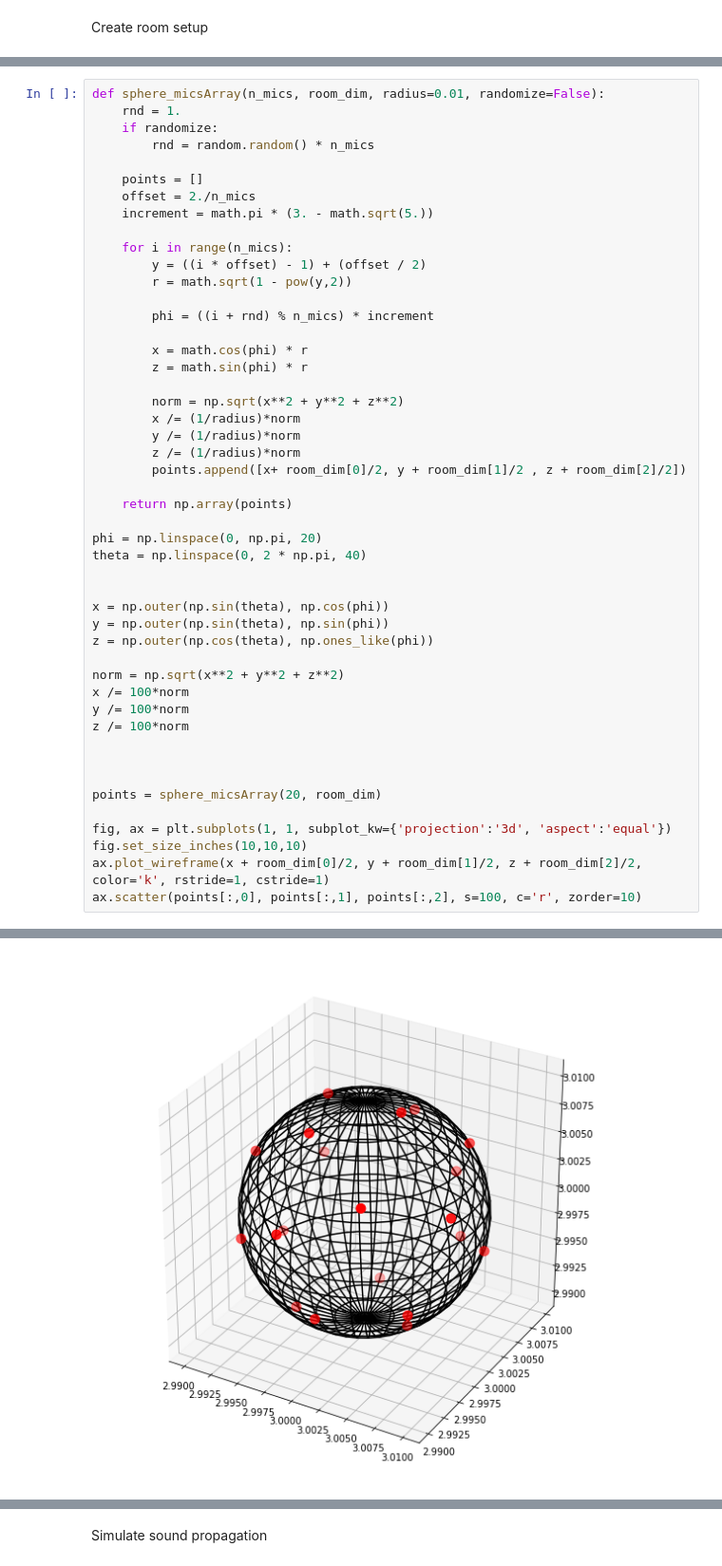
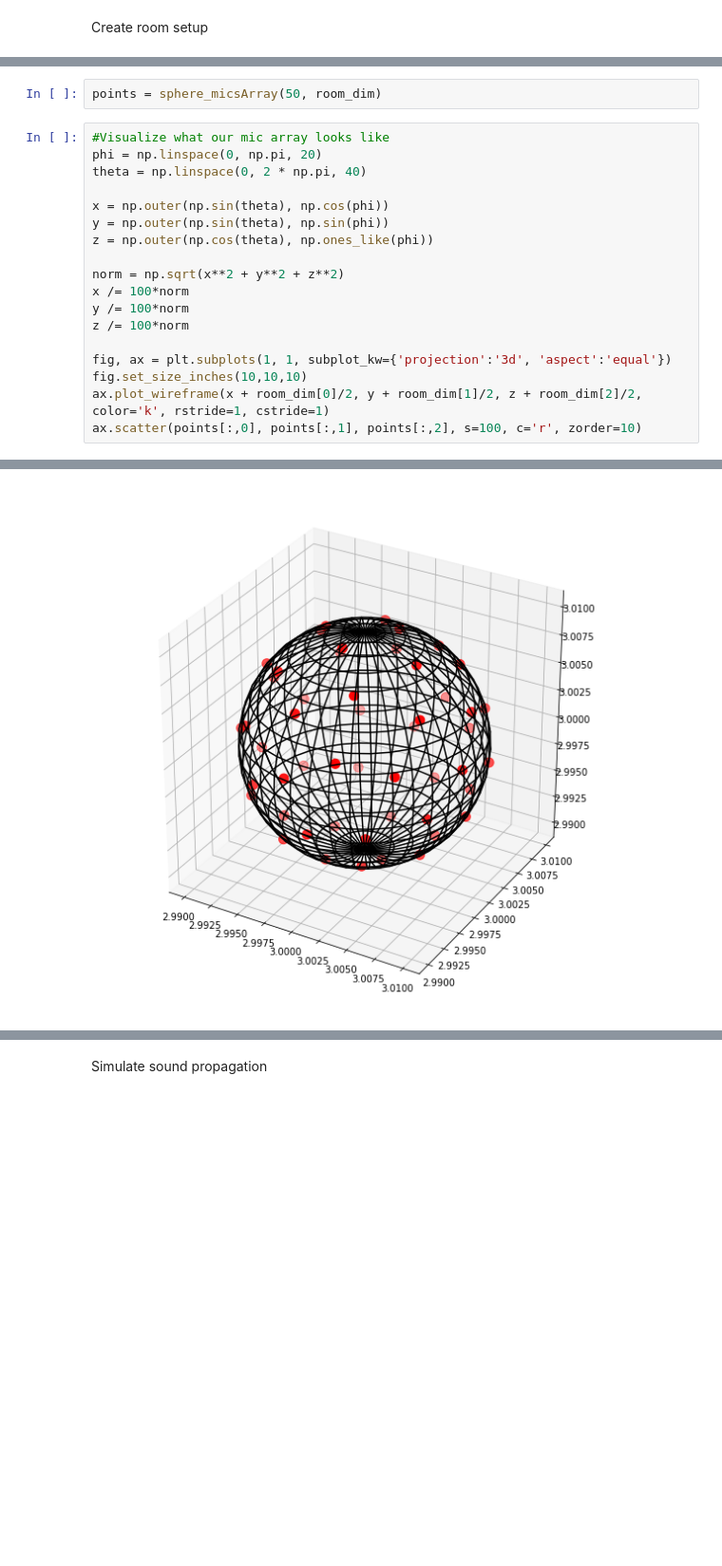
Before and after one commit to Belbaraka/alexa, a Jupyter notebook: modules/srp_phat/gcc_phat.ipynb, the cells around one changed output, grey strips where cells are left out. Shown at 95% size. Drawn from its saved outputs; the diff is of its cells as text; blank space fills up the shorter version.

```diff
--- a/modules/srp_phat/gcc_phat.ipynb
+++ b/modules/srp_phat/gcc_phat.ipynb
@@ -54,51 +56,23 @@ Create microphone array
+# %%
+points = sphere_micsArray(50, room_dim)
 # %%
-def sphere_micsArray(n_mics, room_dim, radius=0.01, randomize=False):
-    rnd = 1.
-    if randomize:
-        rnd = random.random() * n_mics
-
-    points = []
-    offset = 2./n_mics
-    increment = math.pi * (3. - math.sqrt(5.))
-
-    for i in range(n_mics):
-        y = ((i * offset) - 1) + (offset / 2)
-        r = math.sqrt(1 - pow(y,2))
-
-        phi = ((i + rnd) % n_mics) * increment
-
-        x = math.cos(phi) * r
-        z = math.sin(phi) * r
-
-        norm = np.sqrt(x**2 + y**2 + z**2)
-        x /= (1/radius)*norm
-        y /= (1/radius)*norm
-        z /= (1/radius)*norm
-        points.append([x+ room_dim[0]/2, y + room_dim[1]/2 , z + room_dim[2]/2])
-
-    return np.array(points)
-
+#Visualize what our mic array looks like
 phi = np.linspace(0, np.pi, 20)
 theta = np.linspace(0, 2 * np.pi, 40)
-
 
 x = np.outer(np.sin(theta), np.cos(phi))
 y = np.outer(np.sin(theta), np.sin(phi))
 z = np.outer(np.cos(theta), np.ones_like(phi))
 
 norm = np.sqrt(x**2 + y**2 + z**2)
 x /= 100*norm
 y /= 100*norm
 z /= 100*norm
 
-
-
-points = sphere_micsArray(20, room_dim)
-
 fig, ax = plt.subplots(1, 1, subplot_kw={'projection':'3d', 'aspect':'equal'})
 fig.set_size_inches(10,10,10)
 ax.plot_wireframe(x + room_dim[0]/2, y + room_dim[1]/2, z + room_dim[2]/2, color='k', rstride=1, cstride=1)
 ax.scatter(points[:,0], points[:,1], points[:,2], s=100, c='r', zorder=10)
 # %% [output]
 <mpl_toolkits.mplot3d.art3d.Path3DCollection at 0x...>
-[figure, old version]
+[figure, new version]
```
Also changed, not shown: parts of 37 cells of this notebook, 1 other file.
